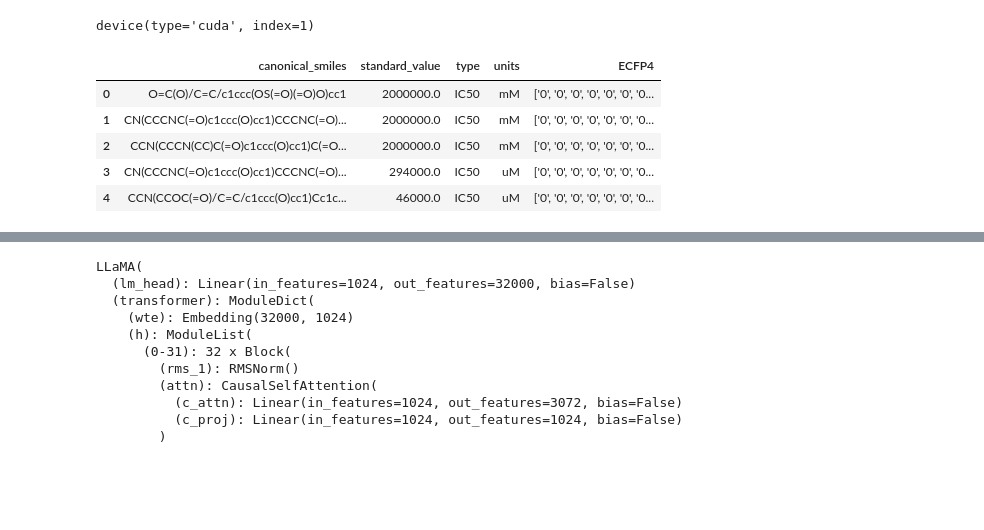
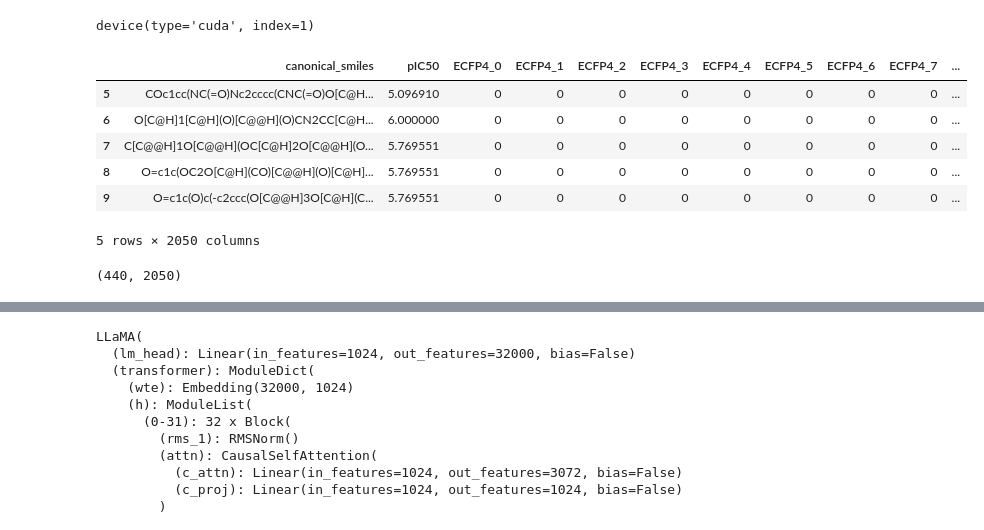
Before and after one commit to catorch/LLaMA-Mol, a Jupyter notebook: 2_fine_tune.ipynb, the cells around one changed output, grey strips where cells are left out. Saved outputs shown, nothing was run; the diff lists cells and outputs as text; code cells hidden in the pictures; blank space fills up the shorter version.

```diff
--- a/2_fine_tune.ipynb
+++ b/2_fine_tune.ipynb
@@ -410,15 +410,21 @@ class Tokenizer:
         SentencePieceTrainer.Train(input=input, model_prefix=model_prefix, vocab_size=vocab_size)
 # %%
 import pandas as pd
-df = pd.read_csv("datasets/dengue_molecules.csv")
+df = pd.read_csv("datasets/target_molecules_clean_2.csv")
+df = df[df['pIC50'] > 5.0]
 df.head()
 # %% [output]
-|  | canonical_smiles | standard_value | type | units | ECFP4 |
-| 0 | O=C(O)/C=C/c1ccc(OS(=O)(=O)O)cc1 | 2000000.0 | IC50 | mM | ['0', '0', '0', '0', '0', '0', '0... |
-| 1 | CN(CCCNC(=O)c1ccc(O)cc1)CCCNC(=O)... | 2000000.0 | IC50 | mM | ['0', '0', '0', '0', '0', '0', '0... |
-| 2 | CCN(CCCN(CC)C(=O)c1ccc(O)cc1)C(=O... | 2000000.0 | IC50 | mM | ['0', '0', '0', '0', '0', '0', '0... |
-| 3 | CN(CCCNC(=O)c1ccc(O)cc1)CCCNC(=O)... | 294000.0 | IC50 | uM | ['0', '0', '0', '0', '0', '0', '0... |
-| 4 | CCN(CCOC(=O)/C=C/c1ccc(O)cc1)Cc1c... | 46000.0 | IC50 | uM | ['0', '0', '0', '0', '0', '0', '0... |
+|  | canonical_smiles | pIC50 | ECFP4_0 | ECFP4_1 | ECFP4_2 | ECFP4_3 | ECFP4_4 | ECFP4_5 | ECFP4_6 | ECFP4_7 | ... |
+| 5 | COc1cc(NC(=O)Nc2cccc(CNC(=O)O[C@H... | 5.096910 | 0 | 0 | 0 | 0 | 0 | 0 | 0 | 0 | ... |
+| 6 | O[C@H]1[C@H](O)[C@@H](O)CN2CC[C@H... | 6.000000 | 0 | 0 | 0 | 0 | 0 | 0 | 0 | 0 | ... |
+| 7 | C[C@@H]1O[C@@H](OC[C@H]2O[C@@H](O... | 5.769551 | 0 | 0 | 0 | 0 | 0 | 0 | 0 | 0 | ... |
+| 8 | O=c1c(OC2O[C@H](CO)[C@@H](O)[C@H]... | 5.769551 | 0 | 0 | 0 | 0 | 0 | 0 | 0 | 0 | ... |
+| 9 | O=c1c(O)c(-c2ccc(O[C@@H]3O[C@H](C... | 5.769551 | 0 | 0 | 0 | 0 | 0 | 0 | 0 | 0 | ... |
+5 rows × 2050 columns
+# %%
+df.shape
+# %% [output]
+(440, 2050)
 # %%
 df['canonical_smiles'].to_csv("data/smiles/fine_tune_input.txt", index=False)
 # %%
```
Also changed, not shown: parts of 3 cells of this notebook.
